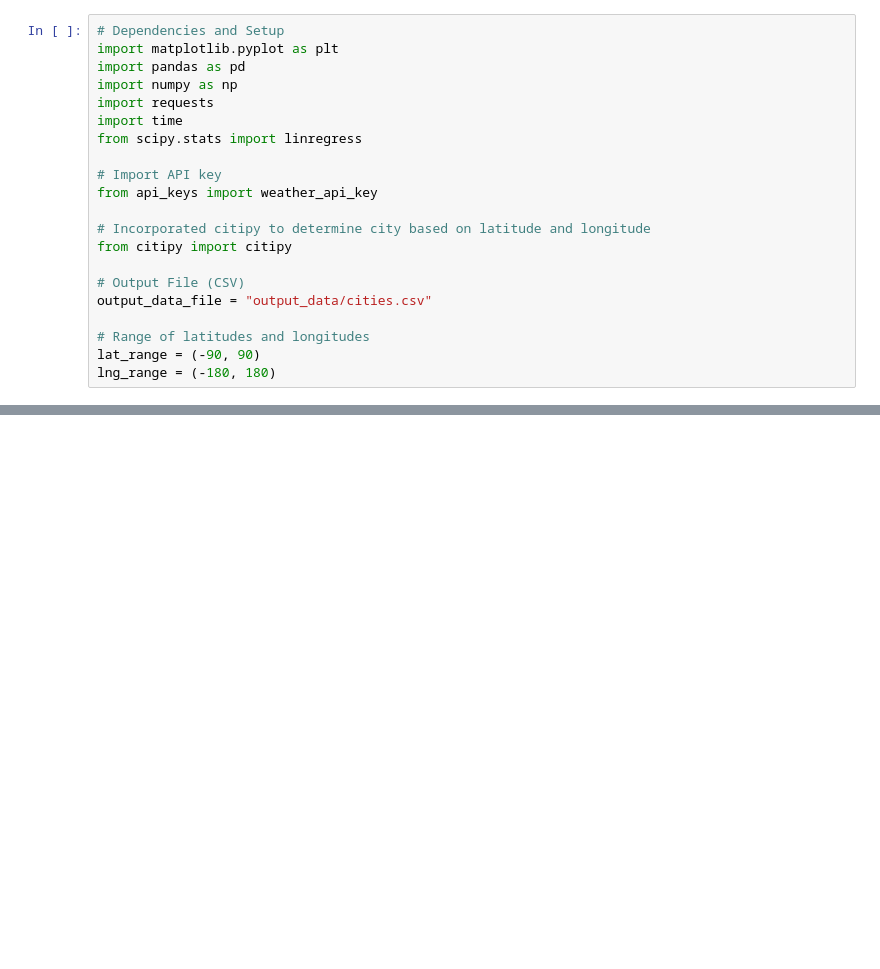
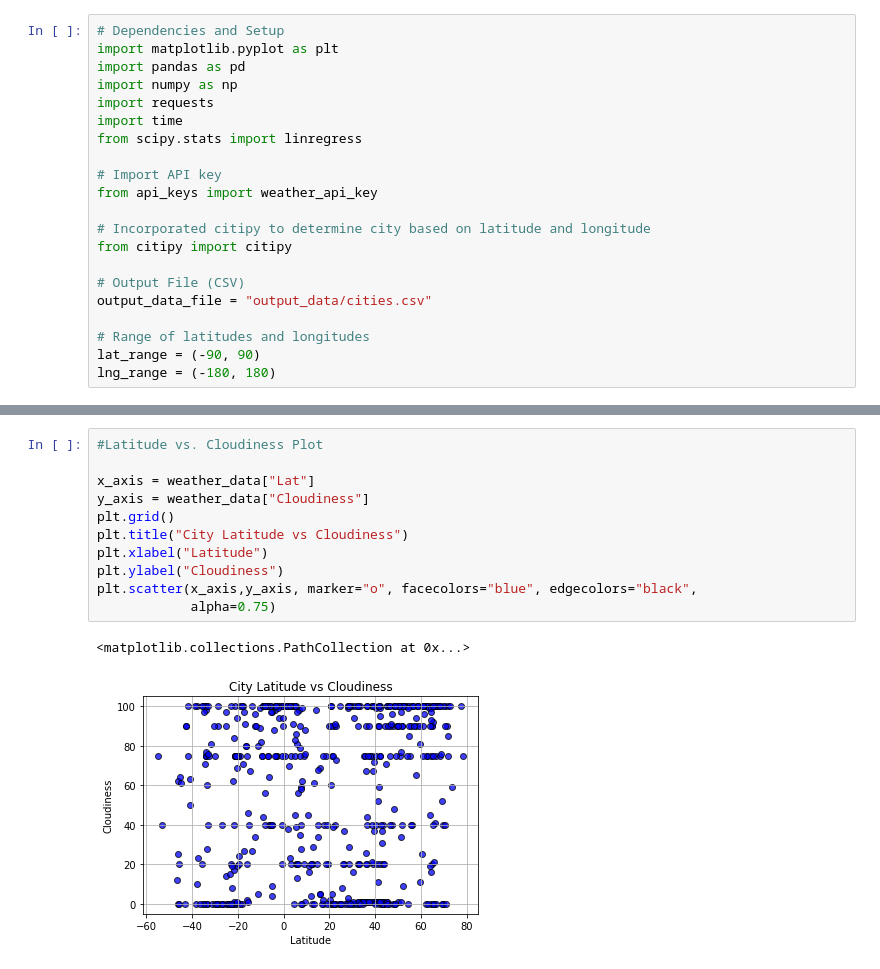
Before and after one commit to vijay-mygit/Python-API-Challenge, a Jupyter notebook: WeatherPy/WeatherPy.ipynb, the cells around one changed output, grey strips where cells are left out. Drawn from its saved outputs; the diff is of its cells as text; blank space fills up the shorter version.

```diff
--- a/WeatherPy/WeatherPy.ipynb
+++ b/WeatherPy/WeatherPy.ipynb
@@ -176,0 +160,14 @@ The r-squared is: -0.322483077139538
+# %%
+#Latitude vs. Cloudiness Plot
+
+x_axis = weather_data["Lat"]
+y_axis = weather_data["Cloudiness"]
+plt.grid()
+plt.title("City Latitude vs Cloudiness")
+plt.xlabel("Latitude")
+plt.ylabel("Cloudiness")
+plt.scatter(x_axis,y_axis, marker="o", facecolors="blue", edgecolors="black",
+            alpha=0.75)
+# %% [output]
+<matplotlib.collections.PathCollection at 0x...>
+[figure, added]
```
Also changed, not shown: parts of 48 cells of this notebook, 1 other file.
